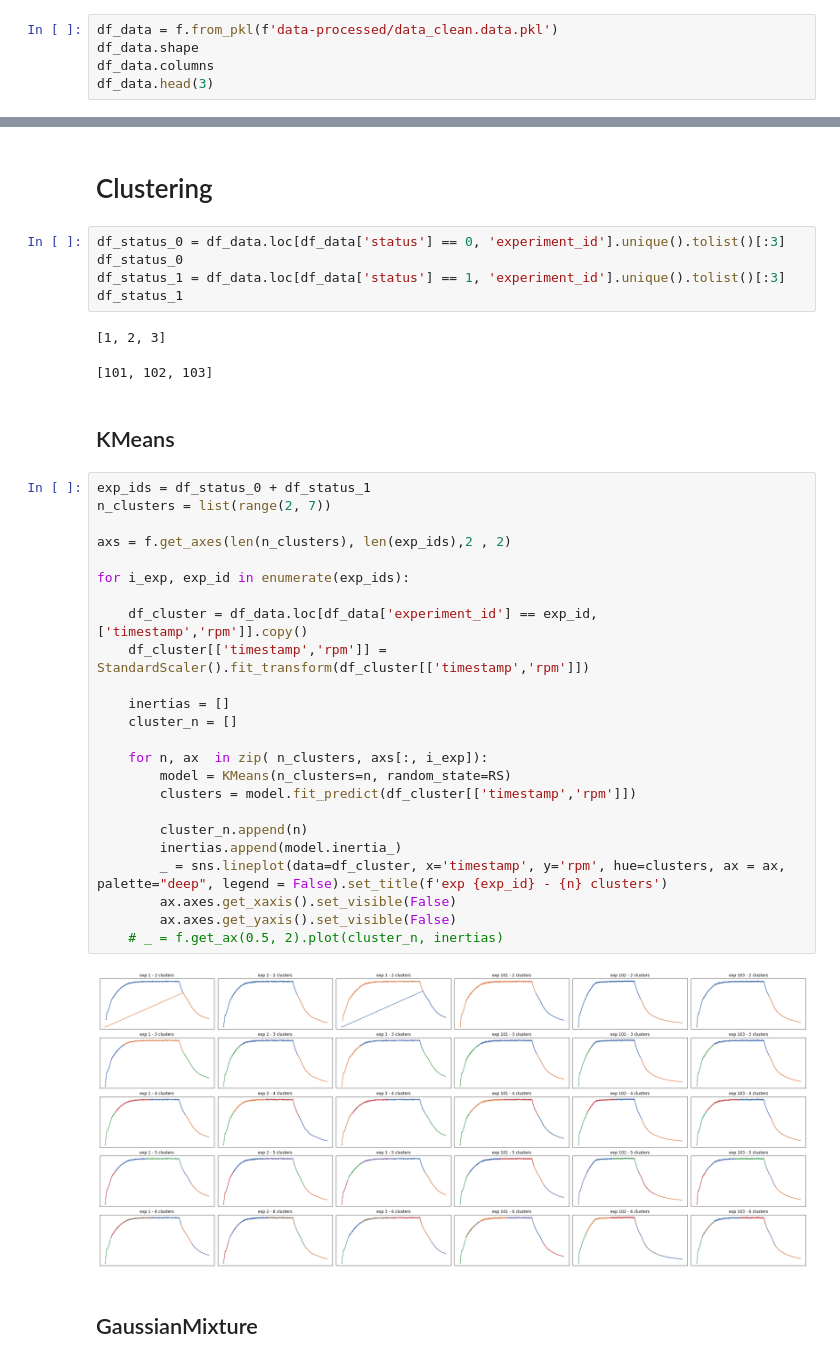
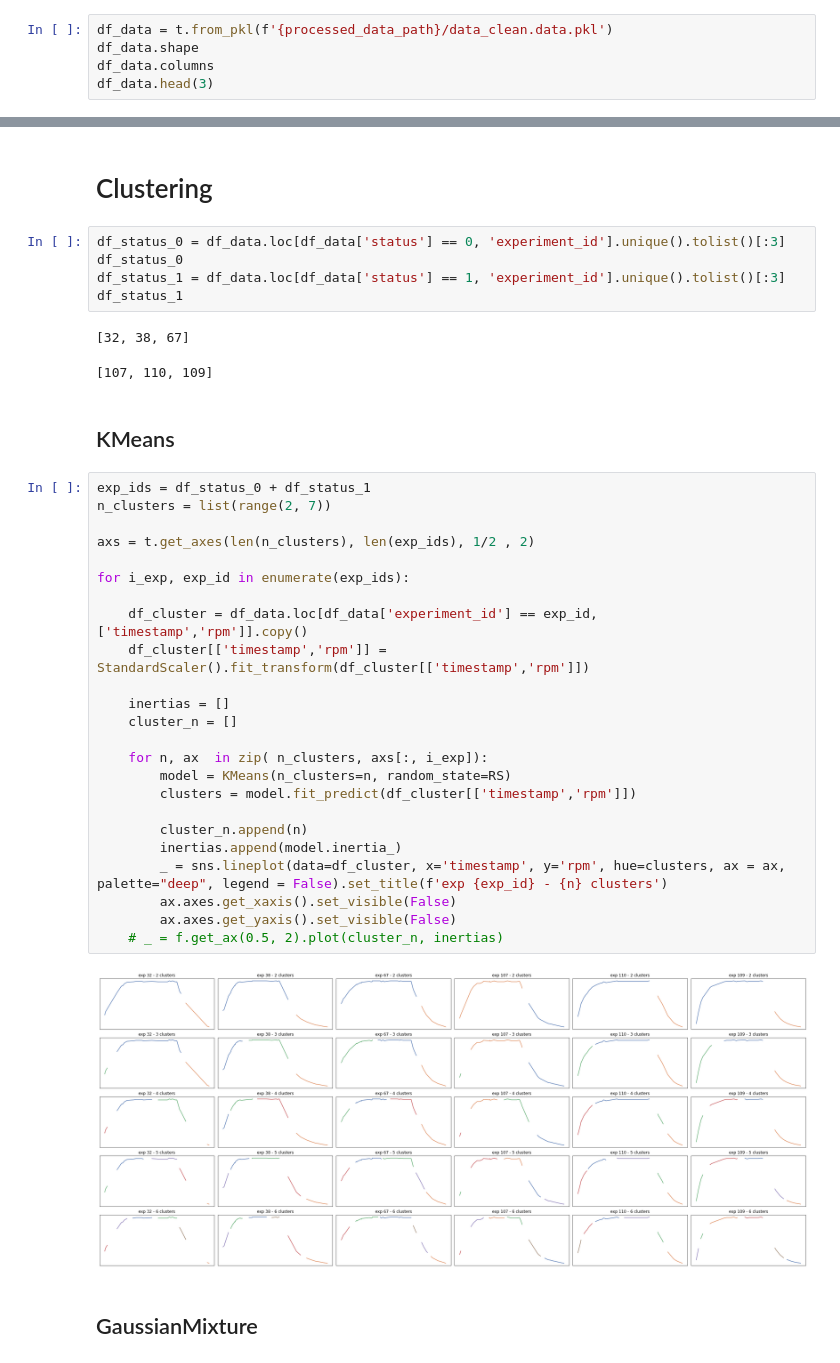
Before and after one commit to WaldemarWalo/DataScienceProjects, a Jupyter notebook: Bearing_Classification/20.FE-cluster RPM.ipynb, the cells around one changed output, grey strips where cells are left out. Drawn from its saved outputs; the diff is of its cells as text.

```diff
--- a/Bearing_Classification/20.FE-cluster RPM.ipynb
+++ b/Bearing_Classification/20.FE-cluster RPM.ipynb
@@ -32,5 +39,5 @@ framework loaded, version: 0.1
 # %%
-df_data = f.from_pkl(f'data-processed/data_clean.data.pkl')
+df_data = t.from_pkl(f'{processed_data_path}/data_clean.data.pkl')
 df_data.shape
 df_data.columns
 df_data.head(3)
@@ -51,36 +58,36 @@ df_status_0
 df_status_1 = df_data.loc[df_data['status'] == 1, 'experiment_id'].unique().tolist()[:3]
 df_status_1
 # %% [output]
-[1, 2, 3]
+[32, 38, 67]
-[101, 102, 103]
+[107, 110, 109]
 # %% [markdown]
 ## KMeans
 # %%
 exp_ids = df_status_0 + df_status_1
 n_clusters = list(range(2, 7))
 
-axs = f.get_axes(len(n_clusters), len(exp_ids),2 , 2)
+axs = t.get_axes(len(n_clusters), len(exp_ids), 1/2 , 2)
 
 for i_exp, exp_id in enumerate(exp_ids):
 
     df_cluster = df_data.loc[df_data['experiment_id'] == exp_id, ['timestamp','rpm']].copy()
     df_cluster[['timestamp','rpm']] = StandardScaler().fit_transform(df_cluster[['timestamp','rpm']])
 
     inertias = []
     cluster_n = []
 
     for n, ax  in zip( n_clusters, axs[:, i_exp]):
         model = KMeans(n_clusters=n, random_state=RS)
         clusters = model.fit_predict(df_cluster[['timestamp','rpm']])
 
         cluster_n.append(n)
         inertias.append(model.inertia_)
         _ = sns.lineplot(data=df_cluster, x='timestamp', y='rpm', hue=clusters, ax = ax, palette="deep", legend = False).set_title(f'exp {exp_id} - {n} clusters')
         ax.axes.get_xaxis().set_visible(False)
         ax.axes.get_yaxis().set_visible(False)
     # _ = f.get_ax(0.5, 2).plot(cluster_n, inertias)
 # %% [output]
-[figure, old version]
+[figure, new version]
 # %% [markdown]
 ## GaussianMixture
 # %%
```
Also changed, not shown: parts of 12 cells of this notebook, 7 other files.
